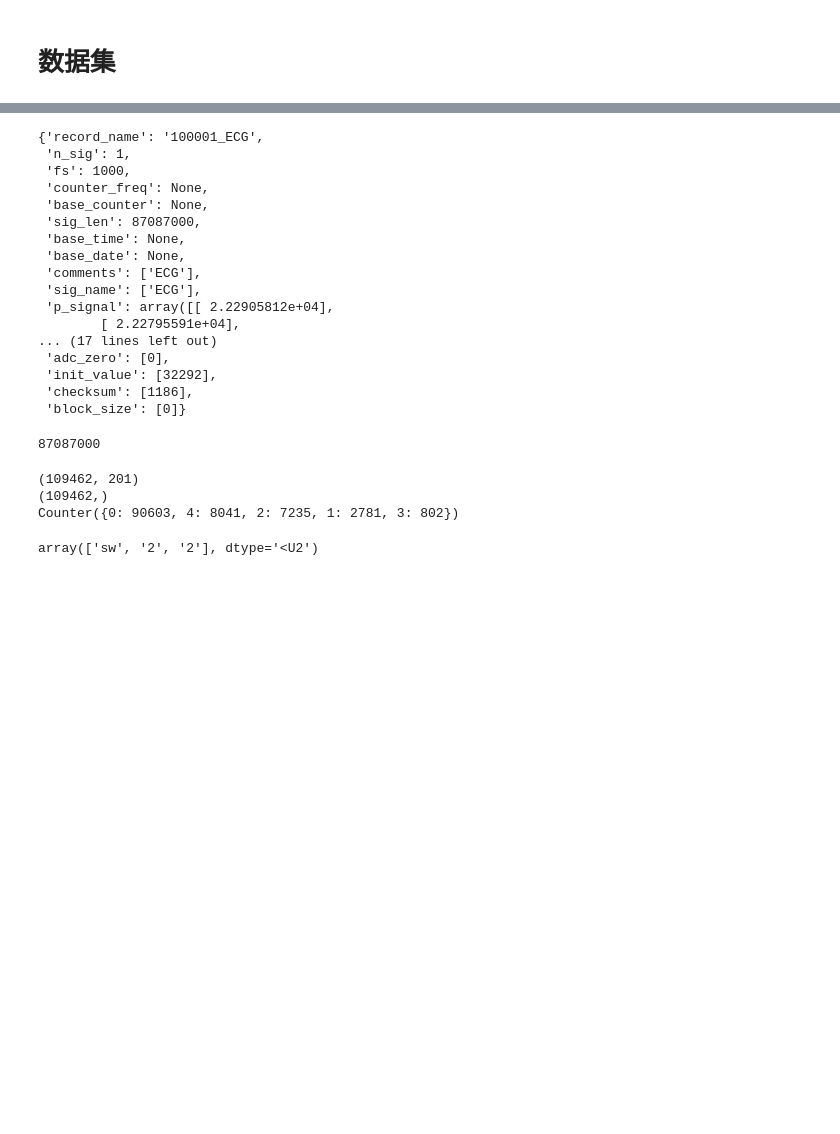
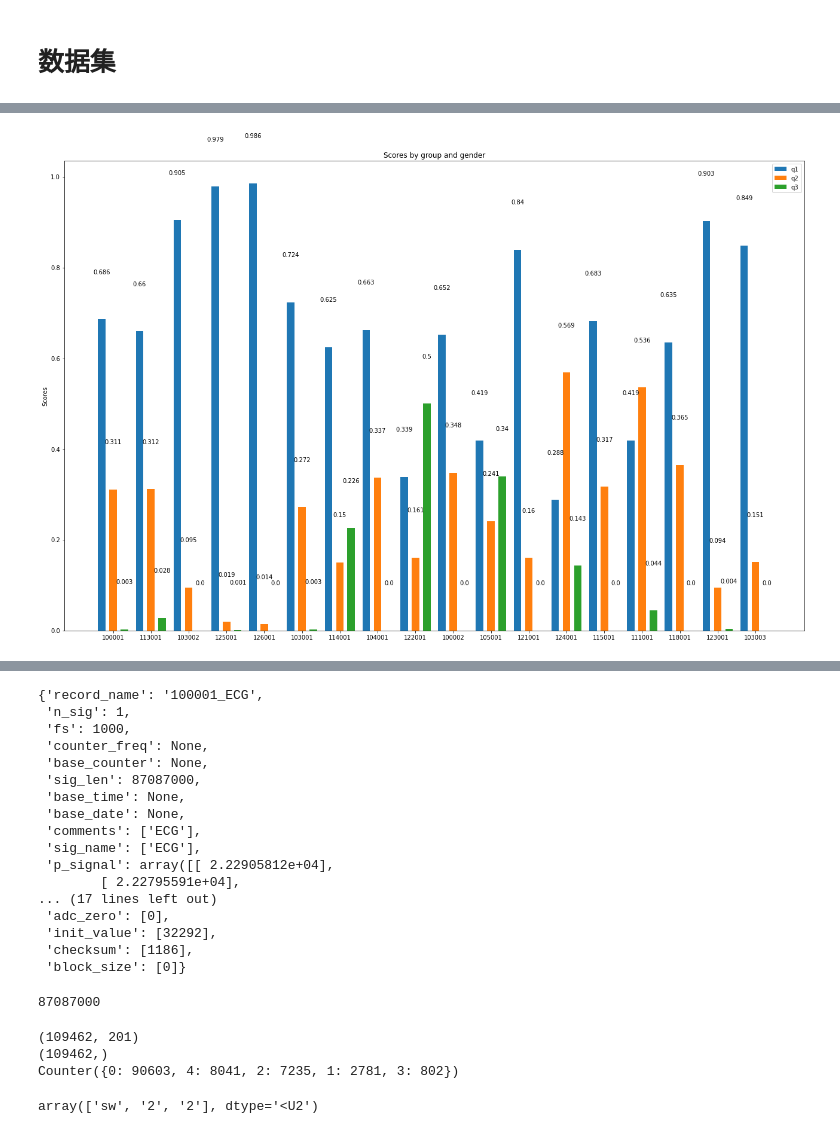
Before and after one commit to Litchi-Lee-lzy/ECGquality, a Jupyter notebook: code/process.ipynb, the cells around one changed output, grey strips where cells are left out. Cells and saved outputs as stored; diff of their text form; code cells hidden in the pictures; blank space fills up the shorter version.

```diff
--- a/code/process.ipynb
+++ b/code/process.ipynb
@@ -54,0 +48,20 @@ records_file
+# %%
+q1_total = []
+q2_total = []
+q3_total = []
+total = []
+for annFile in ann:
+    #读取每个样本的标注文件
+    df = pd.read_csv(PATH+annFile,names=["s","e","a"],usecols=[9,10,11]).dropna(axis=0,how="any").astype(pd.Int64Dtype())
+    # 信号的点数
+    df['t'] = df['e']-df.s
+    singleTime = (df.loc[df.a==1].t.sum()+df.loc[df.a==2].t.sum()+df.loc[df.a==3].t.sum())/1000
+    total.append(singleTime)
+    q1_total.append(round(df.loc[df.a==1].t.sum()/1000/singleTime,3))
+    q2_total.append(round(df.loc[df.a==2].t.sum()/1000/singleTime,3))
+    q3_total.append(round(df.loc[df.a==3].t.sum()/1000/singleTime,3))
+
+    print(annFile+"样本情况：",end="   ")
+#     print("1类信号时长:" + str(q1_total),end="   ")
+#     print("2类信号时长："+str(q2_total),end="   ")
+    print("总标注信号时长："+str(singleTime))
@@ -54,0 +87,36 @@ records_file
+# %%
+labels = [name.split("/")[0] for name in ann ] # 级别
+#  = np.random.randint(20,35,size = 6)
+# women_means = np.random.randint(20,35,size = 6)
+
+x = np.arange(len(labels))
+
+plt.figure(figsize=(18,12))
+width = 0.2
+rects1 = plt.bar(x - 1.5*width, q1_total, width) # 返回绘图区域对象
+rects2 = plt.bar(x , q2_total, width)
+rects3 = plt.bar(x + 1.5*width, q3_total, width)
+
+# 设置标签标题，图例
+plt.ylabel('Scores')
+plt.title('Scores by group and gender')
+plt.xticks(x,labels)
+plt.legend(['q1','q2','q3'])
+
+# 添加注释
+def set_label(rects):
+    for rect in rects:
+        height = rect.get_height() # 获取⾼度
+        plt.text(x = rect.get_x() + rect.get_width()/2, # ⽔平坐标
+                 y = height + 0.1, # 竖直坐标
+                 s = height, # ⽂本
+                 ha = 'center') # ⽔平居中
+
+set_label(rects1)
+set_label(rects2)
+set_label(rects3)
+
+plt.tight_layout() # 设置紧凑布局
+# plt.savefig('./分组带标签柱状图.png')
+# %% [output]
+[figure, added]
```
Also changed, not shown: parts of 11 cells of this notebook.
